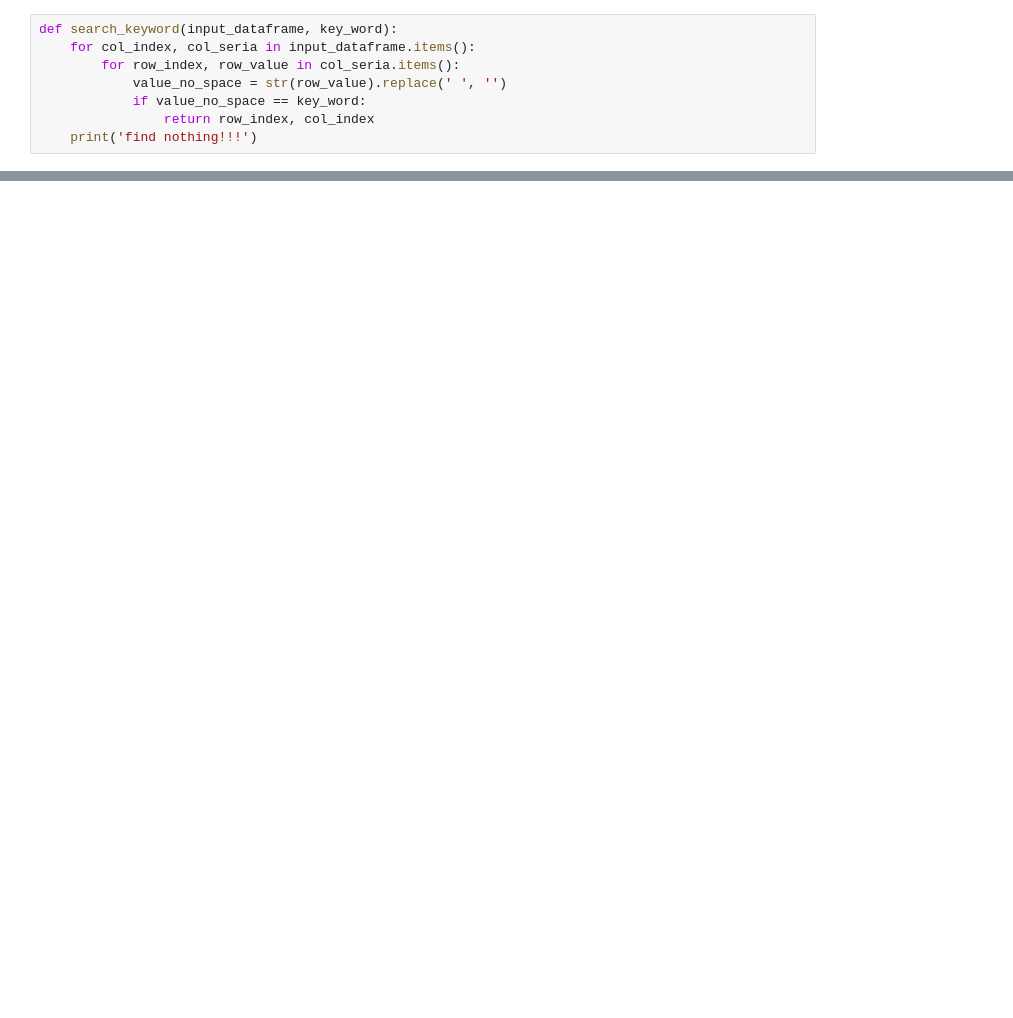
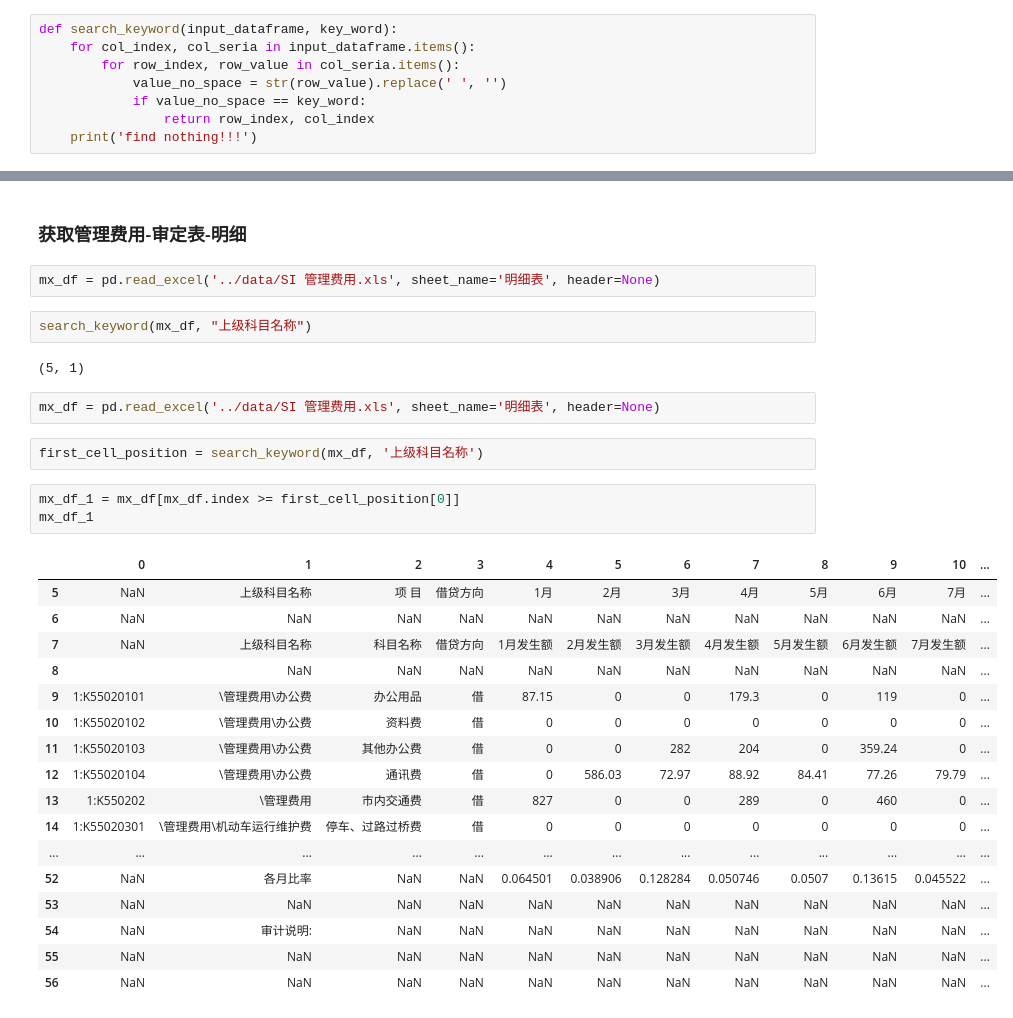
Before and after one commit to andrew219219/renzhixin, a Jupyter notebook: bin/main.ipynb, the cells around one changed output, grey strips where cells are left out. Cells and saved outputs as stored; diff of their text form; blank space fills up the shorter version.

```diff
--- a/bin/main.ipynb
+++ b/bin/main.ipynb
@@ -82,0 +29,33 @@ df
+# %% [markdown]
+### 获取管理费用-审定表-明细
+# %%
+mx_df = pd.read_excel('../data/SI 管理费用.xls', sheet_name='明细表', header=None)
+# %%
+search_keyword(mx_df, "上级科目名称")
+# %% [output]
+(5, 1)
+# %%
+mx_df = pd.read_excel('../data/SI 管理费用.xls', sheet_name='明细表', header=None)
+# %%
+first_cell_position = search_keyword(mx_df, '上级科目名称')
+# %%
+mx_df_1 = mx_df[mx_df.index >= first_cell_position[0]]
+mx_df_1
+# %% [output]
+|  | 0 | 1 | 2 | 3 | 4 | 5 | 6 | 7 | 8 | 9 | 10 | ... |
+| 5 | NaN | 上级科目名称 | 项 目 | 借贷方向 | 1月 | 2月 | 3月 | 4月 | 5月 | 6月 | 7月 | ... |
+| 6 | NaN | NaN | NaN | NaN | NaN | NaN | NaN | NaN | NaN | NaN | NaN | ... |
+| 7 | NaN | 上级科目名称 | 科目名称 | 借贷方向 | 1月发生额 | 2月发生额 | 3月发生额 | 4月发生额 | 5月发生额 | 6月发生额 | 7月发生额 | ... |
+| 8 |  | NaN | NaN | NaN | NaN | NaN | NaN | NaN | NaN | NaN | NaN | ... |
+| 9 | 1:K55020101 | \管理费用\办公费 | 办公用品 | 借 | 87.15 | 0 | 0 | 179.3 | 0 | 119 | 0 | ... |
+| 10 | 1:K55020102 | \管理费用\办公费 | 资料费 | 借 | 0 | 0 | 0 | 0 | 0 | 0 | 0 | ... |
+| 11 | 1:K55020103 | \管理费用\办公费 | 其他办公费 | 借 | 0 | 0 | 282 | 204 | 0 | 359.24 | 0 | ... |
+| 12 | 1:K55020104 | \管理费用\办公费 | 通讯费 | 借 | 0 | 586.03 | 72.97 | 88.92 | 84.41 | 77.26 | 79.79 | ... |
+| 13 | 1:K550202 | \管理费用 | 市内交通费 | 借 | 827 | 0 | 0 | 289 | 0 | 460 | 0 | ... |
+| 14 | 1:K55020301 | \管理费用\机动车运行维护费 | 停车、过路过桥费 | 借 | 0 | 0 | 0 | 0 | 0 | 0 | 0 | ... |
+| ... | ... | ... | ... | ... | ... | ... | ... | ... | ... | ... | ... | ... |
+| 52 | NaN | 各月比率 | NaN | NaN | 0.064501 | 0.038906 | 0.128284 | 0.050746 | 0.0507 | 0.13615 | 0.045522 | ... |
+| 53 | NaN | NaN | NaN | NaN | NaN | NaN | NaN | NaN | NaN | NaN | NaN | ... |
+| 54 | NaN | 审计说明: | NaN | NaN | NaN | NaN | NaN | NaN | NaN | NaN | NaN | ... |
+| 55 | NaN | NaN | NaN | NaN | NaN | NaN | NaN | NaN | NaN | NaN | NaN | ... |
+| 56 | NaN | NaN | NaN | NaN | NaN | NaN | NaN | NaN | NaN | NaN | NaN | ... |
```
Also changed, not shown: parts of 10 cells of this notebook.
